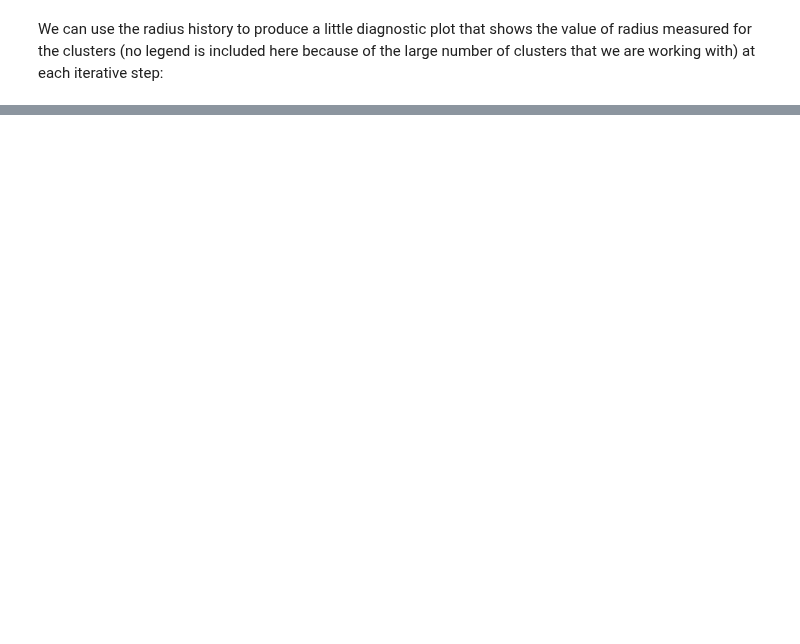
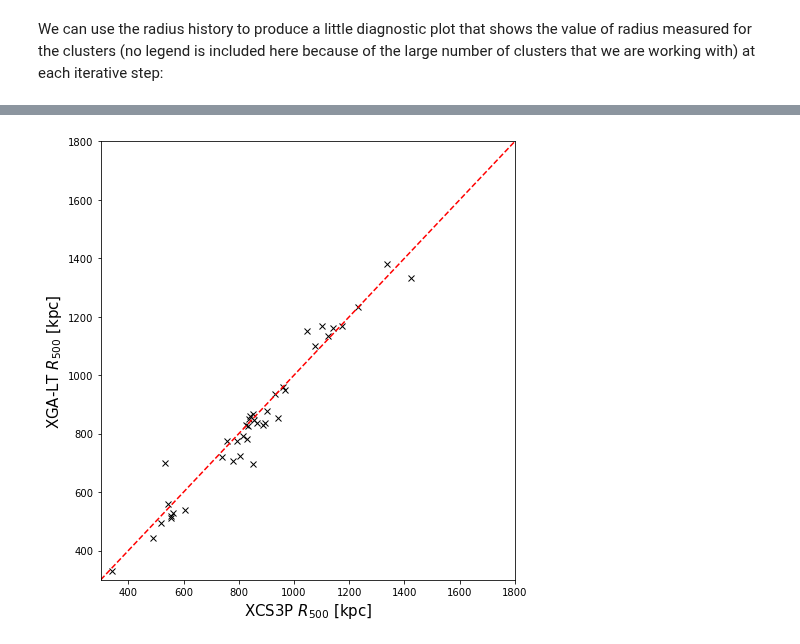
Before and after one commit to DavidT3/XGA, a Jupyter notebook: docs/source/notebooks/pipeline_tutorials/LT_pipeline.ipynb, the cells around one changed output, grey strips where cells are left out. Drawn from its saved outputs; the diff is of its cells as text; code cells hidden in the pictures; blank space fills up the shorter version.

```diff
--- a/docs/source/notebooks/pipeline_tutorials/LT_pipeline.ipynb
+++ b/docs/source/notebooks/pipeline_tutorials/LT_pipeline.ipynb
@@ -165,0 +206,16 @@ plt.show()
+# %%
+plt.figure(figsize=(7, 7))
+
+plt.plot(res['xcs_r500'].values, res['r500'], 'x', color='black', label='Data')
+plt.plot([300, 1800], [300, 1800], color='red', linestyle='dashed', label='1:1')
+
+plt.xlim(300, 1800)
+plt.ylim(300, 1800)
+
+plt.xlabel("XCS3P $R_{500}$ [kpc]", fontsize=15)
+plt.ylabel("XGA-LT $R_{500}$ [kpc]", fontsize=15)
+
+plt.tight_layout()
+plt.show()
+# %% [output]
+[figure, added]
```
Also changed, not shown: parts of 10 cells of this notebook.
